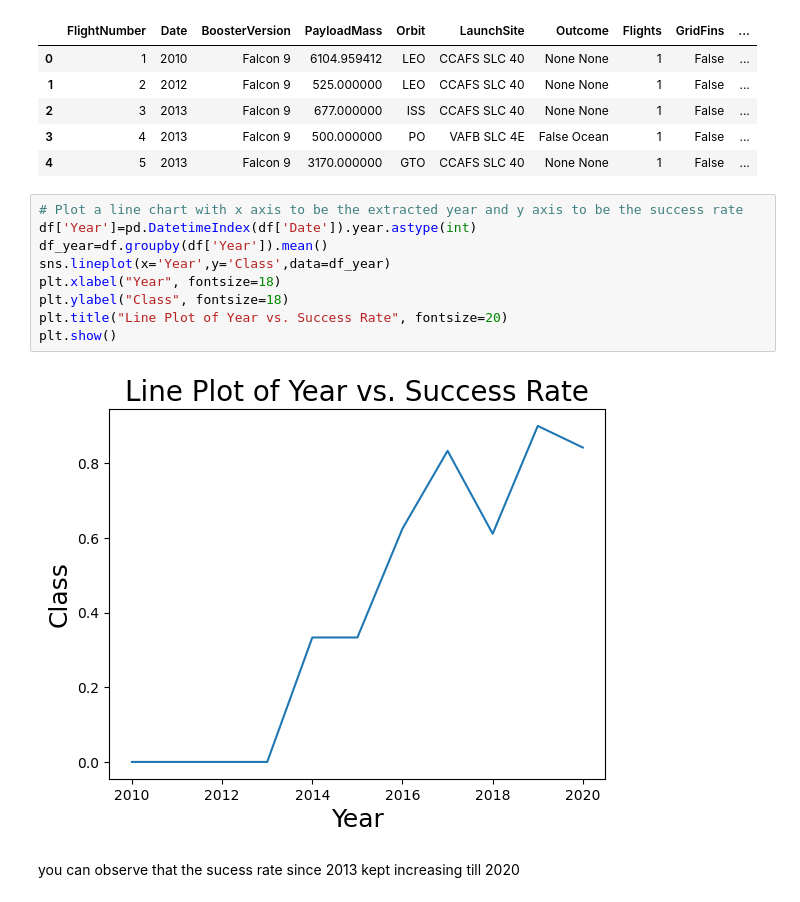
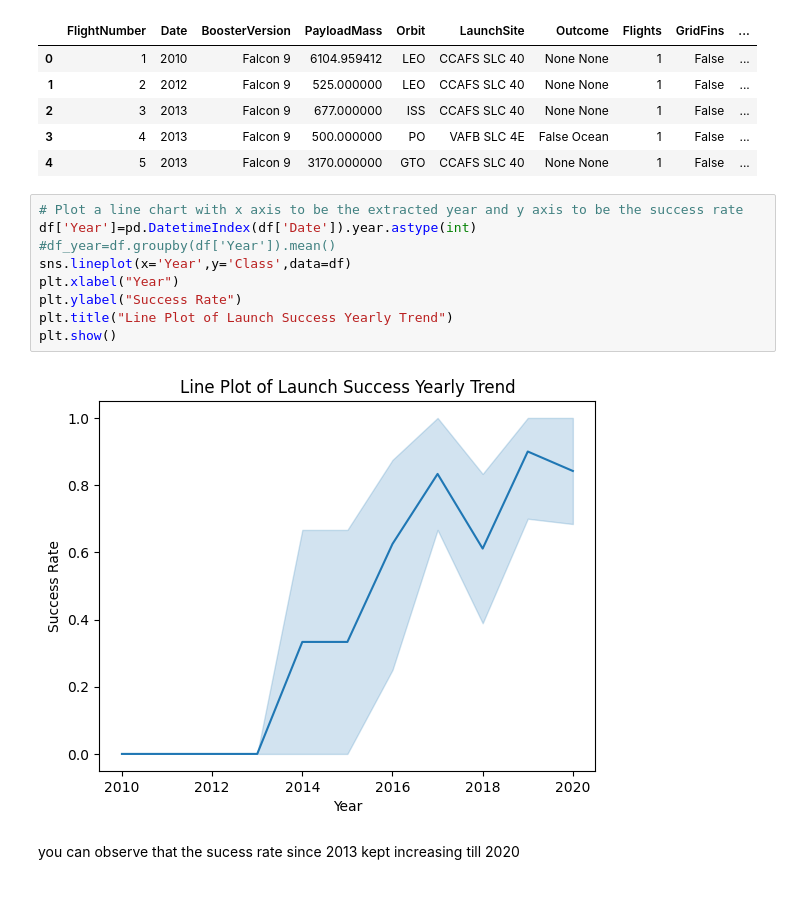
Before and after one commit to carriebunny/space-landing, a Jupyter notebook: spacex-eda-data-visualization.ipynb, the cells around one changed output. Saved outputs shown, nothing was run; the diff lists cells and outputs as text.

```diff
--- a/spacex-eda-data-visualization.ipynb
+++ b/spacex-eda-data-visualization.ipynb
@@ -195,14 +195,14 @@ df.head()
 # %%
 # Plot a line chart with x axis to be the extracted year and y axis to be the success rate
 df['Year']=pd.DatetimeIndex(df['Date']).year.astype(int)
-df_year=df.groupby(df['Year']).mean()
-sns.lineplot(x='Year',y='Class',data=df_year)
-plt.xlabel("Year", fontsize=18)
-plt.ylabel("Class", fontsize=18)
-plt.title("Line Plot of Year vs. Success Rate", fontsize=20)
+#df_year=df.groupby(df['Year']).mean()
+sns.lineplot(x='Year',y='Class',data=df)
+plt.xlabel("Year")
+plt.ylabel("Success Rate")
+plt.title("Line Plot of Launch Success Yearly Trend")
 plt.show()
 # %% [output]
-[figure, old version]
+[figure, new version]
 # %% [markdown]
 you can observe that the sucess rate since 2013 kept increasing till 2020
 # %% [markdown]
```
Also changed, not shown: parts of 2 cells of this notebook.
